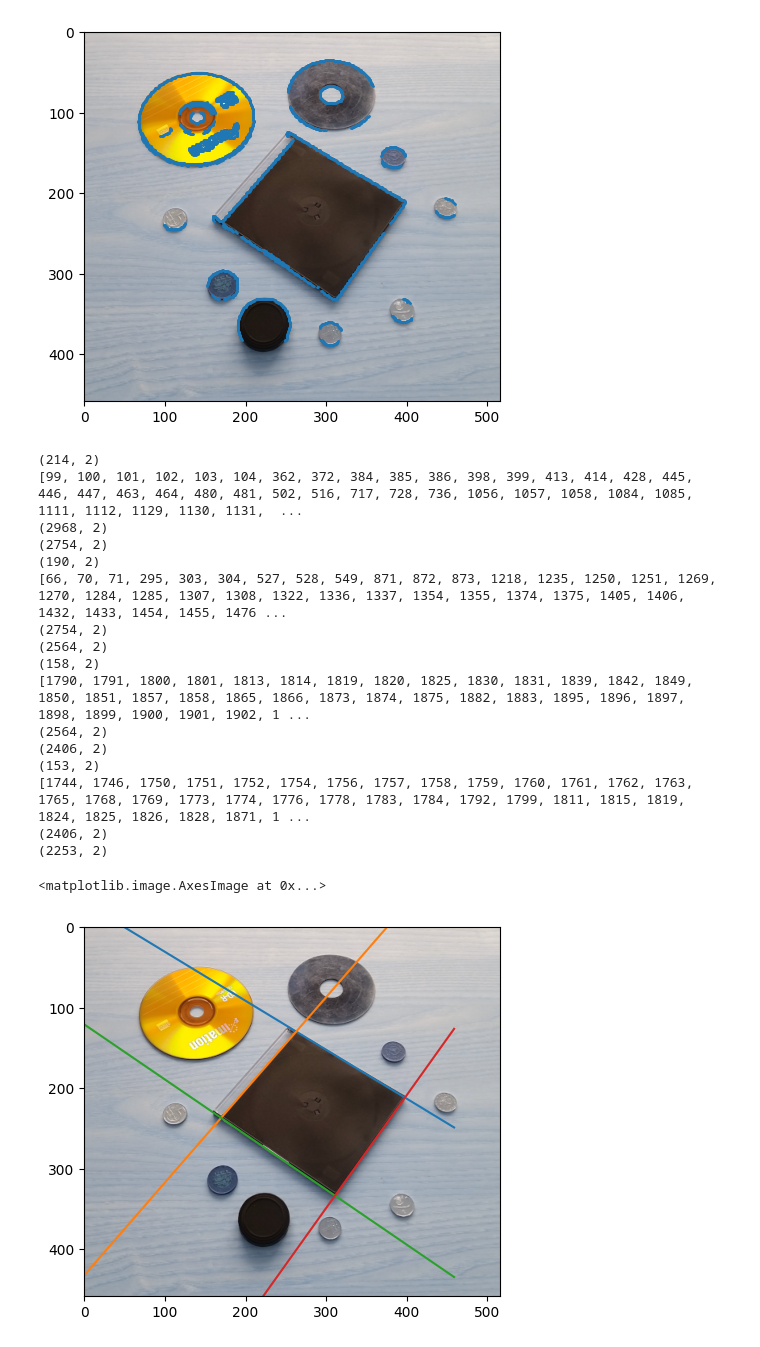
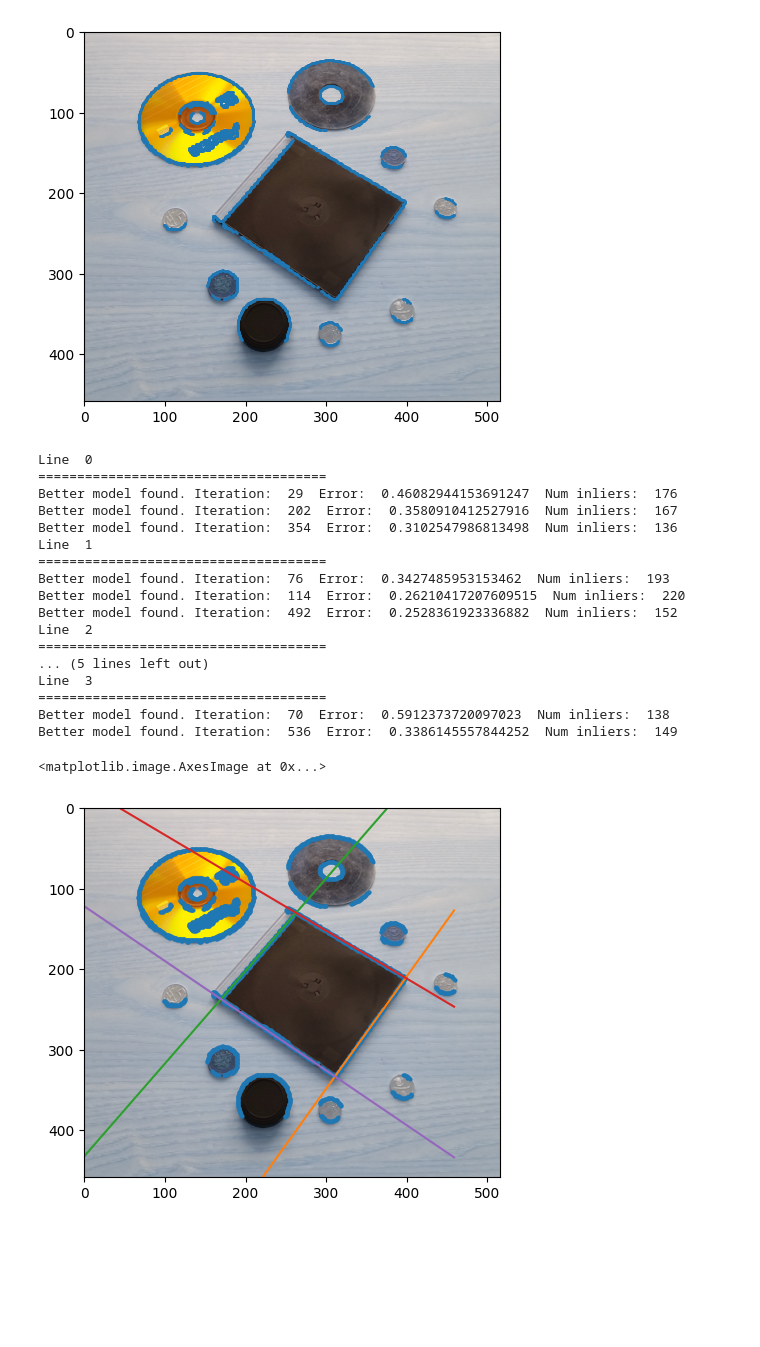
Before and after one commit to hgandras/3D-computer-vision-, a Jupyter notebook: ransac.ipynb, the cells around one changed output. Saved outputs shown, nothing was run; the diff lists cells and outputs as text; code cells hidden in the pictures; blank space fills up the shorter version.

Commit message:
Ransac refined

```diff
--- a/ransac.ipynb
+++ b/ransac.ipynb
@@ -49,7 +49,7 @@ class LinearModel:
 def RANSAC(n:int,max_iter:int,eps:float,min_inliers:int):
     iterations=0
     model_error=10000
-    final_inliers=None
+    final_inliers=np.array([])
     best_model=None
     model=LinearModel()
     while iterations<max_iter:
@@ -58,54 +58,59 @@ def RANSAC(n:int,max_iter:int,eps:float,min_inliers:int):
         model.fit(points_to_fit)
         loss_per_datapoint=model.loss(edge_positions)
         inliers=edge_positions[loss_per_datapoint<eps]
+        #print(inliers.shape)
         if inliers.shape[0]>min_inliers:
             inlier_model=LinearModel()
             inlier_model.fit(inliers)
             inlier_error=inlier_model.metric(inliers)
             if inlier_error<model_error:
+                print("Better model found. Iteration: ",iterations, " Error: ", inlier_error," Num inliers: ", inliers.shape[0] )
                 model_error=inlier_error
                 final_inliers=inliers
                 best_model=inlier_model
         iterations+=1
+    if best_model==None:
+        print("A good model was not found, try tuning the parameters")
+        best_model=model
     return final_inliers,best_model
 # %%
 
+edge_positions_cpy=edge_positions.copy()
 lines=[]
 for i in range(4):
-    pixels_on_line,model=RANSAC(2,2000,3,150)
+    print("Line ",i)
+    print("=====================================")
+    pixels_on_line,model=RANSAC(2,1000,2,100)
     lines.append(model)
     indices_to_remove=[]
-    print(pixels_on_line.shape)
     for element in pixels_on_line:
         indices=np.where((edge_positions==(element[0],element[1])).all(axis=1))[0][0]
-        #print(element,indices)
         indices_to_remove.append(indices)
-    print(indices_to_remove)
-    print(edge_positions.shape)
     edge_positions=np.delete(edge_positions,indices_to_remove,axis=0)
-    print(edge_positions.shape)
 # %% [output]
-(214, 2)
-[99, 100, 101, 102, 103, 104, 362, 372, 384, 385, 386, 398, 399, 413, 414, 428, 445, 446, 447, 463, 464, 480, 481, 502, 516, 717, 728, 736, 1056, 1057, 1058, 1084, 1085, 1111, 1112, 1129, 1130, 1131,  ...
-(2968, 2)
-(2754, 2)
-(190, 2)
-[66, 70, 71, 295, 303, 304, 527, 528, 549, 871, 872, 873, 1218, 1235, 1250, 1251, 1269, 1270, 1284, 1285, 1307, 1308, 1322, 1336, 1337, 1354, 1355, 1374, 1375, 1405, 1406, 1432, 1433, 1454, 1455, 1476 ...
-(2754, 2)
-(2564, 2)
-(158, 2)
-[1790, 1791, 1800, 1801, 1813, 1814, 1819, 1820, 1825, 1830, 1831, 1839, 1842, 1849, 1850, 1851, 1857, 1858, 1865, 1866, 1873, 1874, 1875, 1882, 1883, 1895, 1896, 1897, 1898, 1899, 1900, 1901, 1902, 1 ...
-(2564, 2)
-(2406, 2)
-(153, 2)
-[1744, 1746, 1750, 1751, 1752, 1754, 1756, 1757, 1758, 1759, 1760, 1761, 1762, 1763, 1765, 1768, 1769, 1773, 1774, 1776, 1778, 1783, 1784, 1792, 1799, 1811, 1815, 1819, 1824, 1825, 1826, 1828, 1871, 1 ...
-(2406, 2)
-(2253, 2)
+Line  0
+=====================================
+Better model found. Iteration:  29  Error:  0.46082944153691247  Num inliers:  176
+Better model found. Iteration:  202  Error:  0.3580910412527916  Num inliers:  167
+Better model found. Iteration:  354  Error:  0.3102547986813498  Num inliers:  136
+Line  1
+=====================================
+Better model found. Iteration:  76  Error:  0.3427485953153462  Num inliers:  193
+Better model found. Iteration:  114  Error:  0.26210417207609515  Num inliers:  220
+Better model found. Iteration:  492  Error:  0.2528361923336882  Num inliers:  152
+Line  2
+=====================================
+... (5 lines left out)
+Line  3
+=====================================
+Better model found. Iteration:  70  Error:  0.5912373720097023  Num inliers:  138
+Better model found. Iteration:  536  Error:  0.3386145557844252  Num inliers:  149
 # %%
 x=np.linspace(0,image.shape[0],image.shape[0])
+plt.plot(edge_positions_cpy[:,0],edge_positions_cpy[:,1],'o',markersize=2)
 for line in lines:
     plt.plot(x,line.a*x+line.b)
 plt.imshow(image)
 # %% [output]
 <matplotlib.image.AxesImage at 0x...>
-[figure, old version]
+[figure, new version]
```
Also changed, not shown: parts of 1 cell of this notebook.
